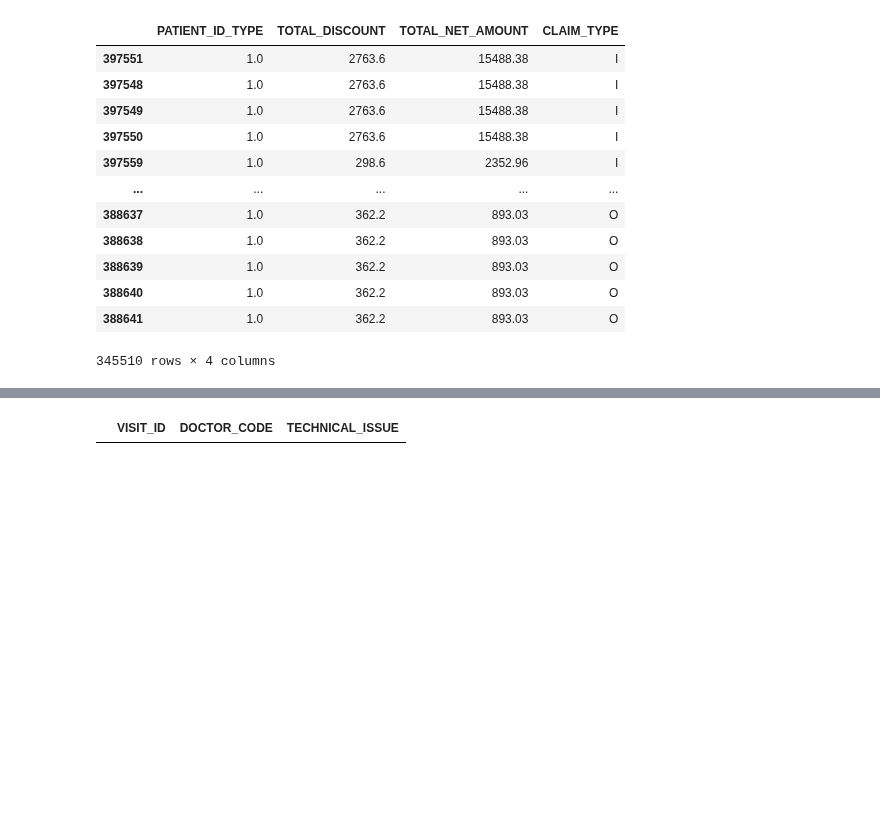
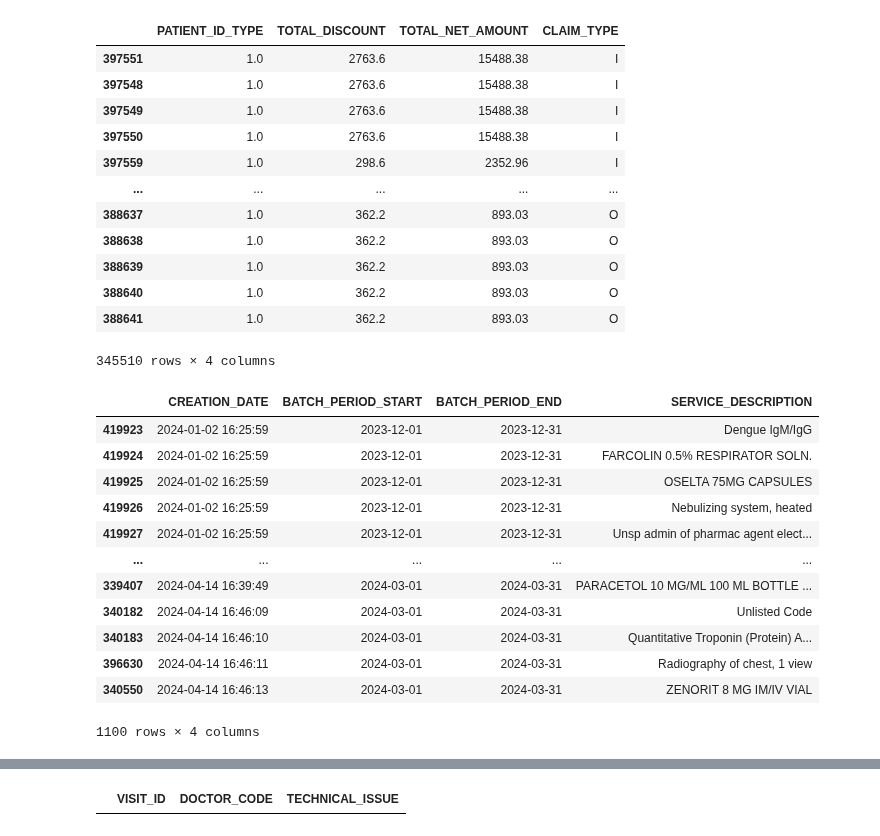
Before and after one commit to Andalusia-Data-Science-Team/Claims_Rejection, a Jupyter notebook: data_loader.ipynb, the cells around one changed output, grey strips where cells are left out. Cells and saved outputs as stored; diff of their text form; code cells hidden in the pictures; blank space fills up the shorter version.

```diff
--- a/data_loader.ipynb
+++ b/data_loader.ipynb
@@ -201,3 +200,20 @@ df[df['NPHIES_CODE'] != 'BE-1-7'][['PATIENT_ID_TYPE','TOTAL_DISCOUNT','TOTAL_NET
 | 388640 | 1.0 | 362.2 | 893.03 | O |
 | 388641 | 1.0 | 362.2 | 893.03 | O |
 345510 rows × 4 columns
+# %%
+## AD-2-4, AD-2-6 : duplicated service or procedure in the same claim, missing the date of claim, and / or claim is submitted after 5 months of the date of service
+df[df['NPHIES_CODE'].isin(["AD-2-5","AD-2-6"])][['CREATION_DATE','BATCH_PERIOD_START','BATCH_PERIOD_END', 'SERVICE_DESCRIPTION']]
+# %% [output]
+|  | CREATION_DATE | BATCH_PERIOD_START | BATCH_PERIOD_END | SERVICE_DESCRIPTION |
+| 419923 | 2024-01-02 16:25:59 | 2023-12-01 | 2023-12-31 | Dengue IgM/IgG |
+| 419924 | 2024-01-02 16:25:59 | 2023-12-01 | 2023-12-31 | FARCOLIN 0.5% RESPIRATOR SOLN. |
+| 419925 | 2024-01-02 16:25:59 | 2023-12-01 | 2023-12-31 | OSELTA 75MG CAPSULES |
+| 419926 | 2024-01-02 16:25:59 | 2023-12-01 | 2023-12-31 | Nebulizing system, heated |
+| 419927 | 2024-01-02 16:25:59 | 2023-12-01 | 2023-12-31 | Unsp admin of pharmac agent elect... |
+| ... | ... | ... | ... | ... |
+| 339407 | 2024-04-14 16:39:49 | 2024-03-01 | 2024-03-31 | PARACETOL 10 MG/ML 100 ML BOTTLE ... |
+| 340182 | 2024-04-14 16:46:09 | 2024-03-01 | 2024-03-31 | Unlisted Code |
+| 340183 | 2024-04-14 16:46:10 | 2024-03-01 | 2024-03-31 | Quantitative Troponin (Protein) A... |
+| 396630 | 2024-04-14 16:46:11 | 2024-03-01 | 2024-03-31 | Radiography of chest, 1 view |
+| 340550 | 2024-04-14 16:46:13 | 2024-03-01 | 2024-03-31 | ZENORIT 8 MG IM/IV VIAL |
+1100 rows × 4 columns
```
Also changed, not shown: parts of 6 cells of this notebook, 1 other file.
